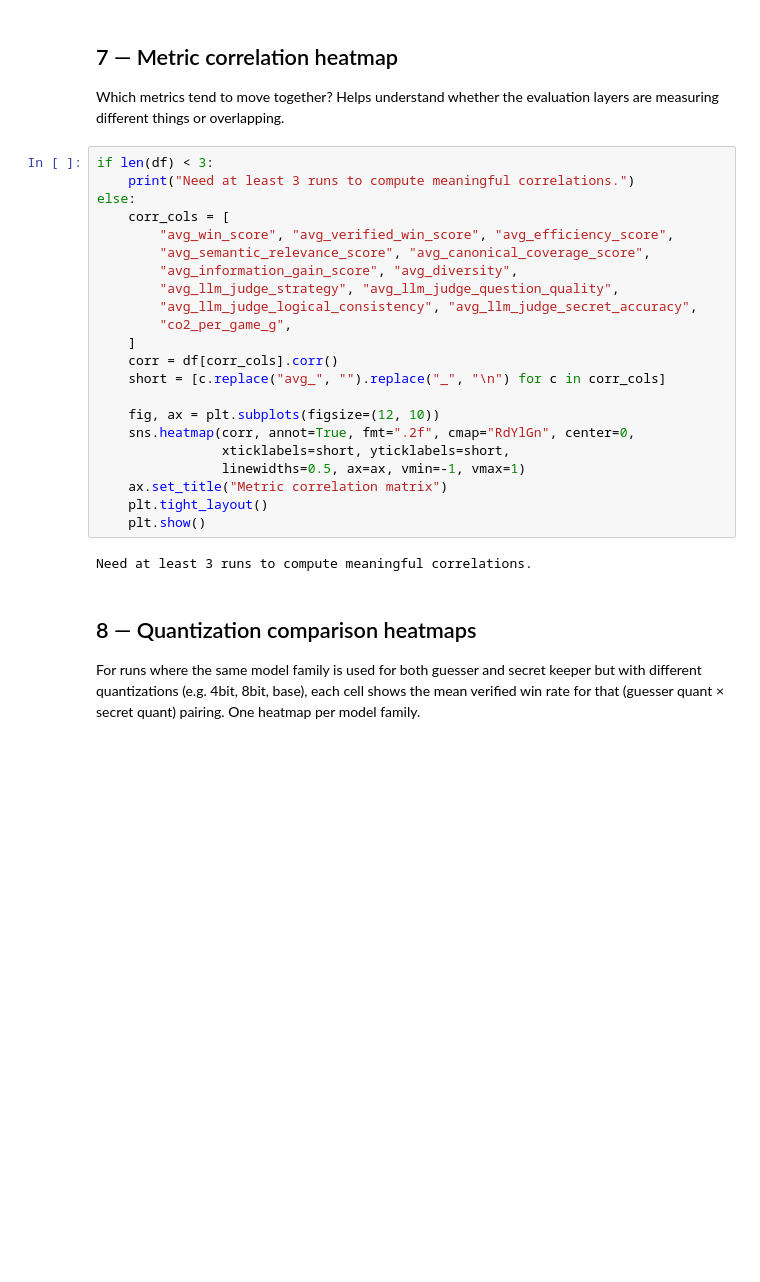
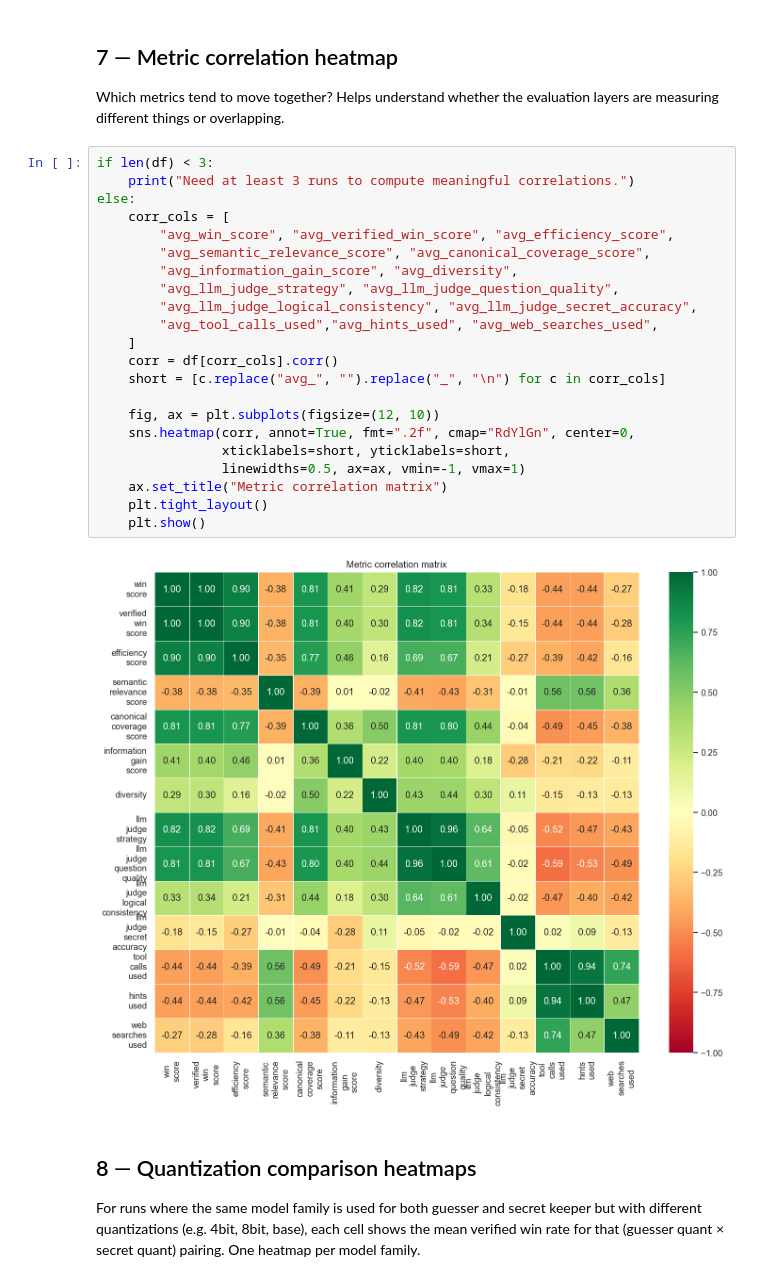
Before and after one commit to jakobahlberg/BA_project, a Jupyter notebook: postprocessing.ipynb, the cells around one changed output. Drawn from its saved outputs; the diff is of its cells as text; blank space fills up the shorter version.

```diff
--- a/postprocessing.ipynb
+++ b/postprocessing.ipynb
@@ -215,27 +264,27 @@ Which metrics tend to move together? Helps understand whether the evaluation lay
 # %%
 if len(df) < 3:
     print("Need at least 3 runs to compute meaningful correlations.")
 else:
     corr_cols = [
         "avg_win_score", "avg_verified_win_score", "avg_efficiency_score",
         "avg_semantic_relevance_score", "avg_canonical_coverage_score",
         "avg_information_gain_score", "avg_diversity",
         "avg_llm_judge_strategy", "avg_llm_judge_question_quality",
         "avg_llm_judge_logical_consistency", "avg_llm_judge_secret_accuracy",
-        "co2_per_game_g",
+        "avg_tool_calls_used","avg_hints_used", "avg_web_searches_used",
     ]
     corr = df[corr_cols].corr()
     short = [c.replace("avg_", "").replace("_", "\n") for c in corr_cols]
 
     fig, ax = plt.subplots(figsize=(12, 10))
     sns.heatmap(corr, annot=True, fmt=".2f", cmap="RdYlGn", center=0,
                 xticklabels=short, yticklabels=short,
                 linewidths=0.5, ax=ax, vmin=-1, vmax=1)
     ax.set_title("Metric correlation matrix")
     plt.tight_layout()
     plt.show()
 # %% [output]
-Need at least 3 runs to compute meaningful correlations.
+[figure, added]
 # %% [markdown]
 ## 8 — Quantization comparison heatmaps
 For runs where the same model family is used for both guesser and secret keeper but with different quantizations (e.g. 4bit, 8bit, base), each cell shows the mean verified win rate for that (guesser quant × secret quant) pairing. One heatmap per model family.
```
Also changed, not shown: parts of 10 cells of this notebook, 4 other files.
